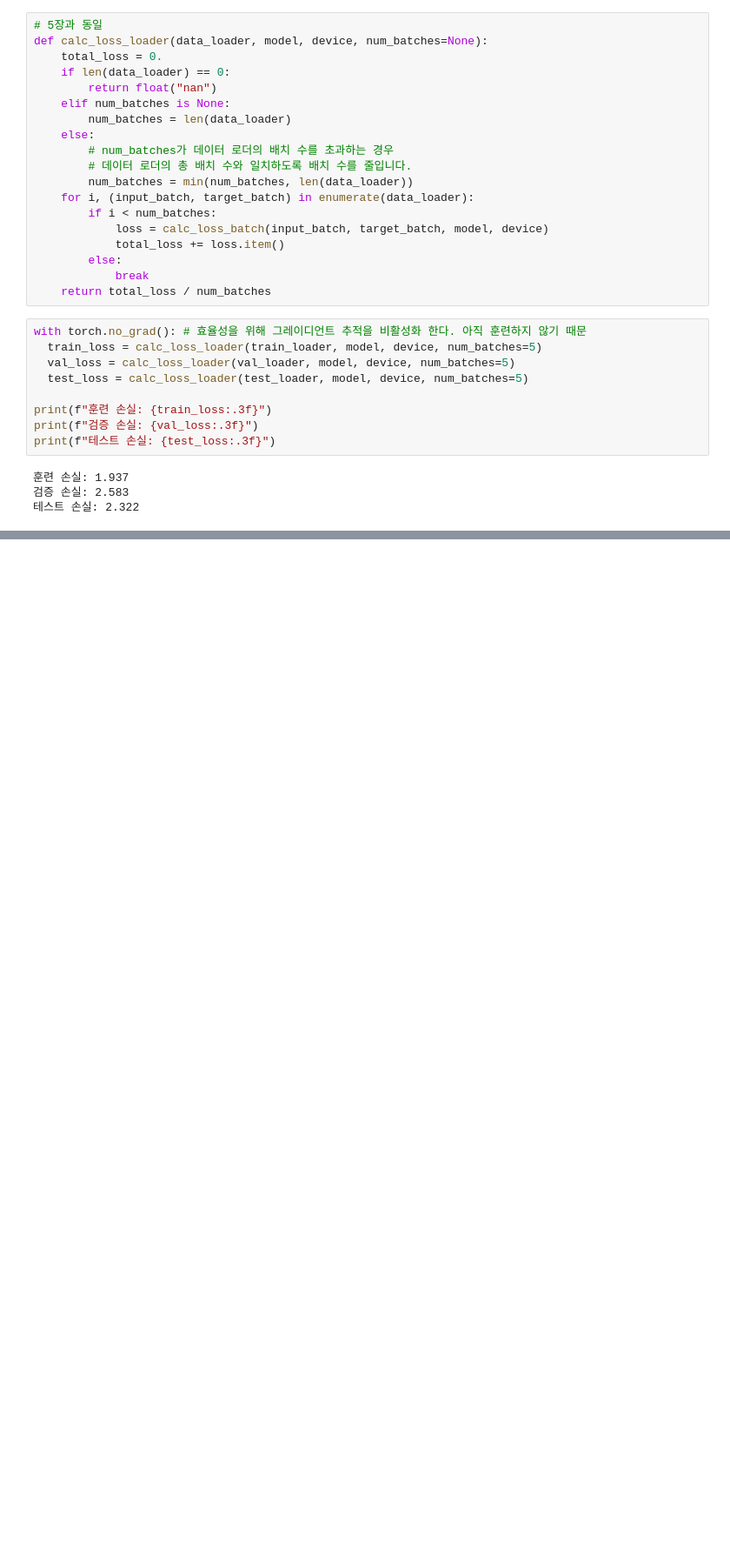
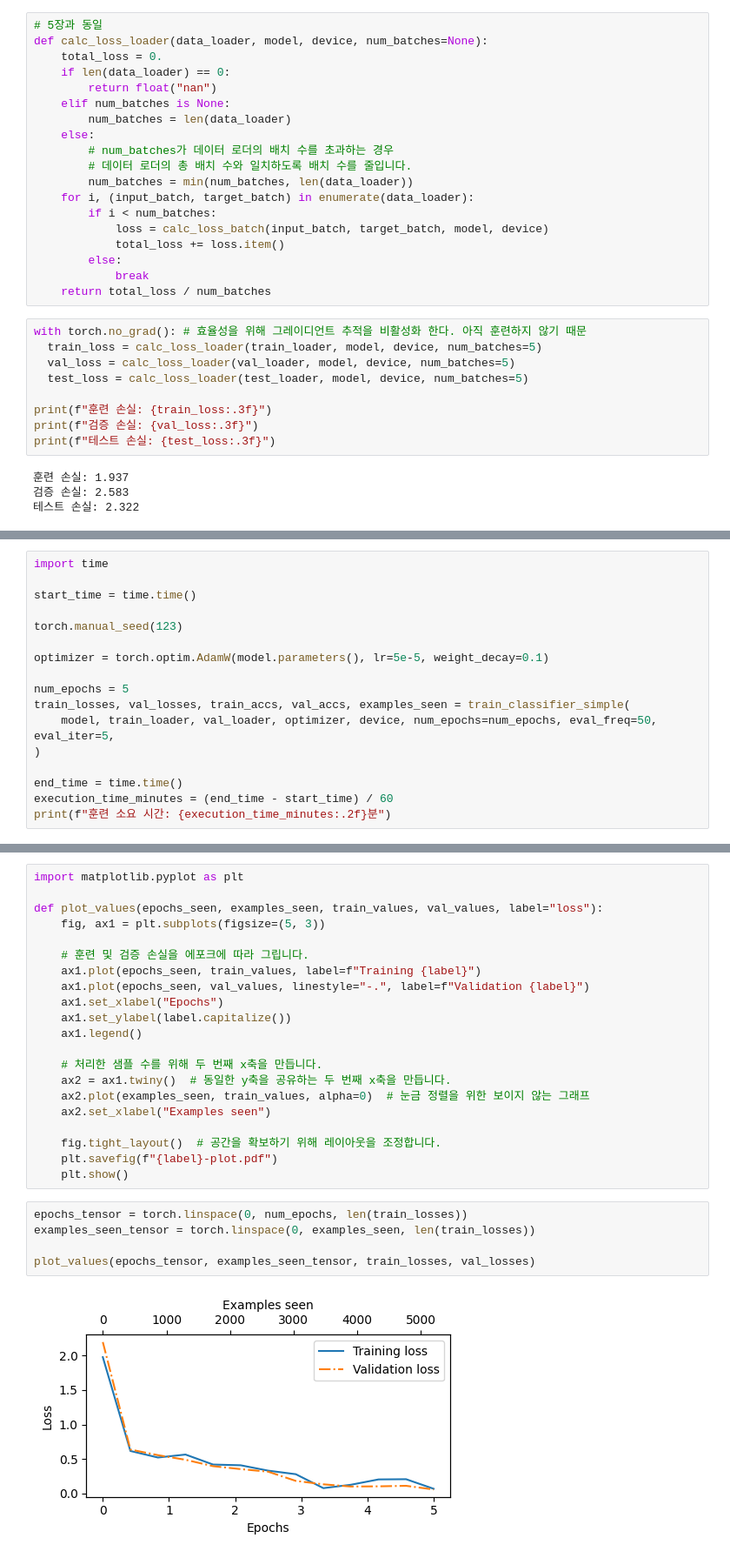
Before and after one commit to sseregit/build-a-large-language-model-challenge, a Jupyter notebook: section06/section06.ipynb, the cells around one changed output, grey strips where cells are left out. Shown: that part at 87% size. Drawn from its saved outputs; the diff is of its cells as text; blank space fills up the shorter version.

```diff
--- a/section06/section06.ipynb
+++ b/section06/section06.ipynb
@@ -554,0 +602,17 @@ print(f"테스트 손실: {test_loss:.3f}")
+# %%
+import time
+
+start_time = time.time()
+
+torch.manual_seed(123)
+
+optimizer = torch.optim.AdamW(model.parameters(), lr=5e-5, weight_decay=0.1)
+
+num_epochs = 5
+train_losses, val_losses, train_accs, val_accs, examples_seen = train_classifier_simple(
+    model, train_loader, val_loader, optimizer, device, num_epochs=num_epochs, eval_freq=50, eval_iter=5,
+)
+
+end_time = time.time()
+execution_time_minutes = (end_time - start_time) / 60
+print(f"훈련 소요 시간: {execution_time_minutes:.2f}분")
@@ -554,0 +639,28 @@ print(f"테스트 손실: {test_loss:.3f}")
+# %%
+import matplotlib.pyplot as plt
+
+def plot_values(epochs_seen, examples_seen, train_values, val_values, label="loss"):
+    fig, ax1 = plt.subplots(figsize=(5, 3))
+
+    # 훈련 및 검증 손실을 에포크에 따라 그립니다.
+    ax1.plot(epochs_seen, train_values, label=f"Training {label}")
+    ax1.plot(epochs_seen, val_values, linestyle="-.", label=f"Validation {label}")
+    ax1.set_xlabel("Epochs")
+    ax1.set_ylabel(label.capitalize())
+    ax1.legend()
+
+    # 처리한 샘플 수를 위해 두 번째 x축을 만듭니다.
+    ax2 = ax1.twiny()  # 동일한 y축을 공유하는 두 번째 x축을 만듭니다.
+    ax2.plot(examples_seen, train_values, alpha=0)  # 눈금 정렬을 위한 보이지 않는 그래프
+    ax2.set_xlabel("Examples seen")
+
+    fig.tight_layout()  # 공간을 확보하기 위해 레이아웃을 조정합니다.
+    plt.savefig(f"{label}-plot.pdf")
+    plt.show()
+# %%
+epochs_tensor = torch.linspace(0, num_epochs, len(train_losses))
+examples_seen_tensor = torch.linspace(0, examples_seen, len(train_losses))
+
+plot_values(epochs_tensor, examples_seen_tensor, train_losses, val_losses)
+# %% [output]
+[figure, added]
```
Also changed, not shown: parts of 5 cells of this notebook.
